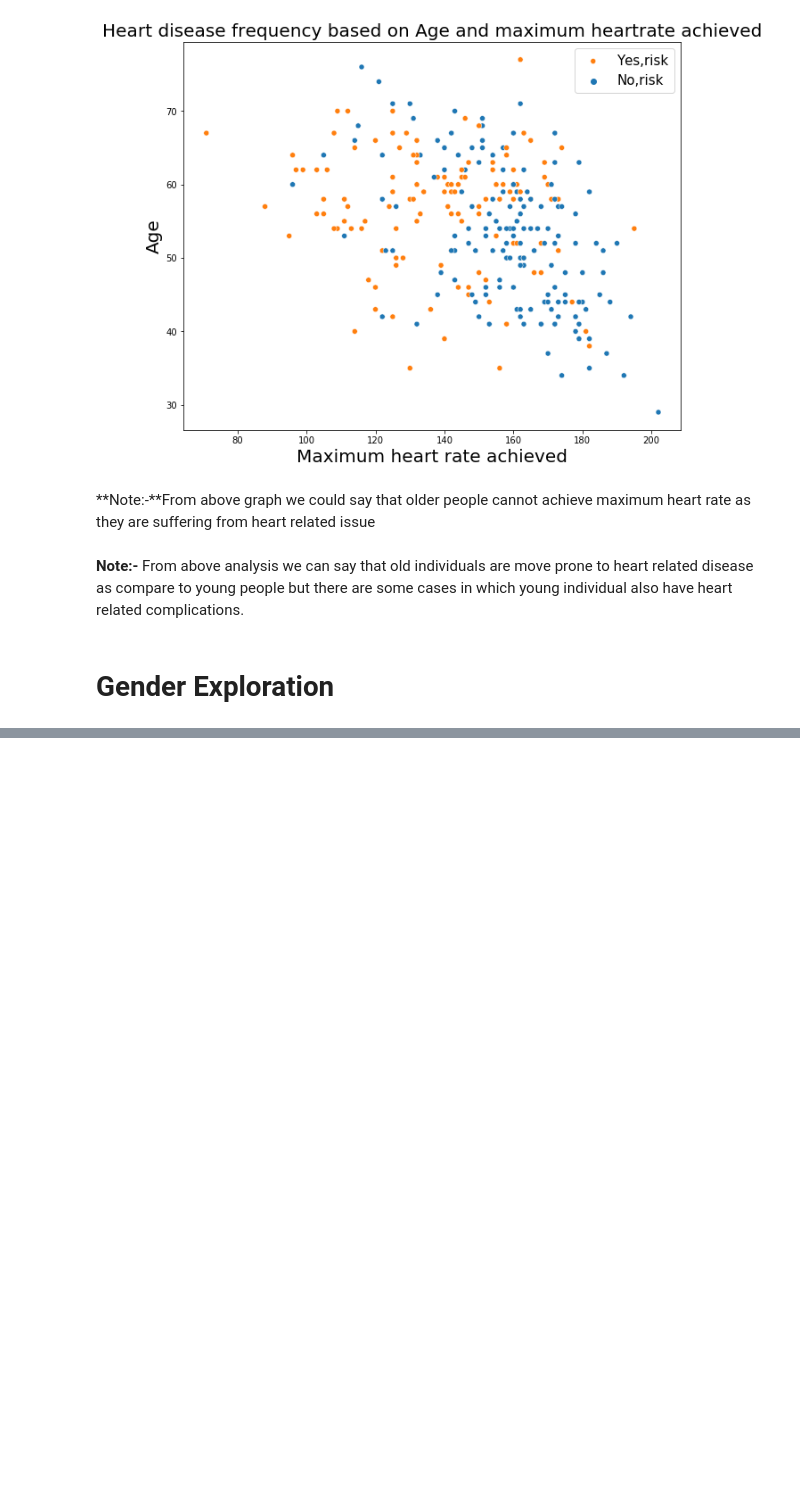
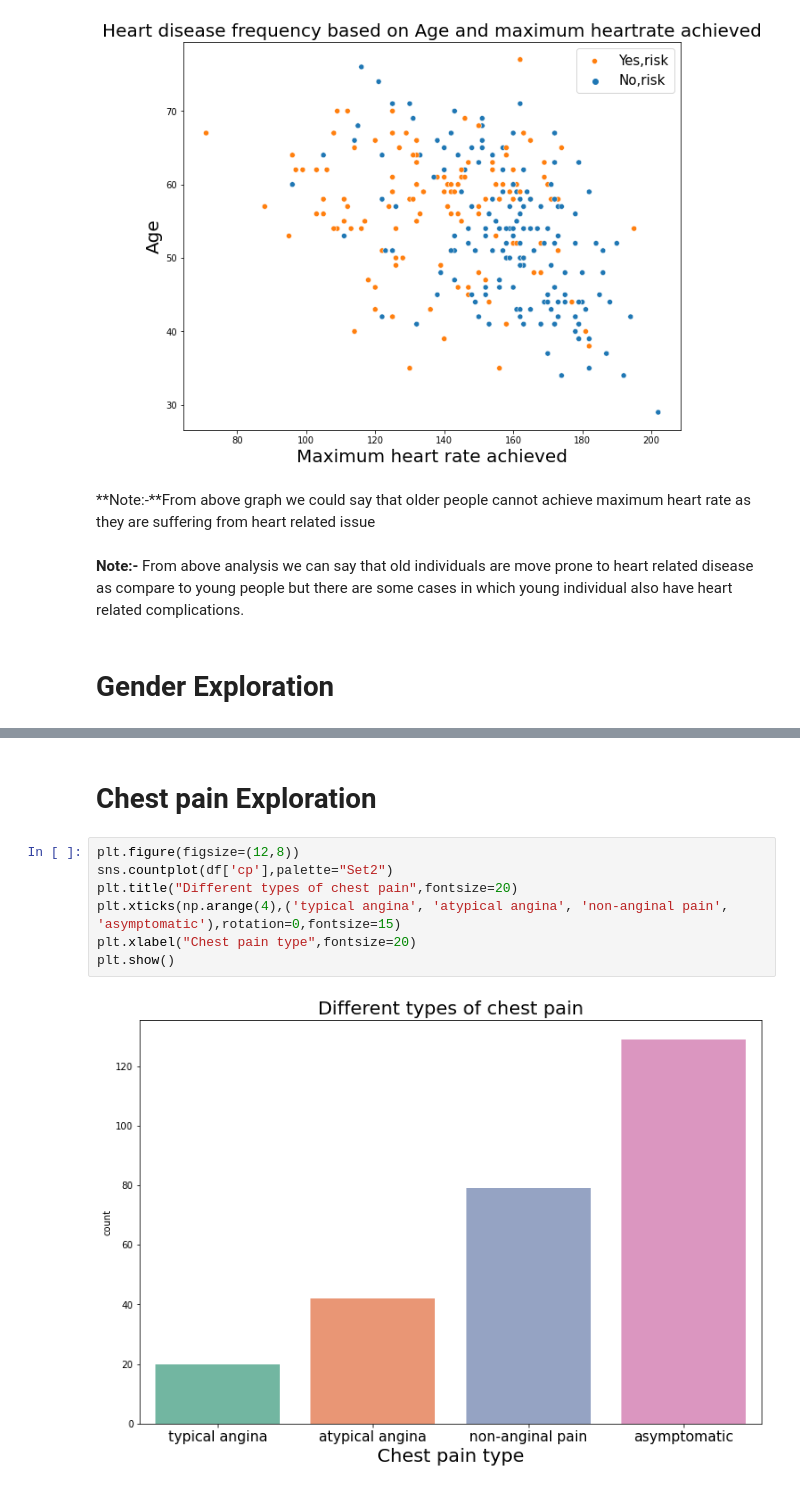
Before and after one commit to Parag18081994/Ghost, a Jupyter notebook: Python/Practise/2021/KNN/KNN_git_heart.ipynb, the cells around one changed output, grey strips where cells are left out. Drawn from its saved outputs; the diff is of its cells as text; blank space fills up the shorter version.

```diff
--- a/Python/Practise/2021/KNN/KNN_git_heart.ipynb
+++ b/Python/Practise/2021/KNN/KNN_git_heart.ipynb
@@ -248,0 +268,11 @@ Text(0.5, 0, 'Gender')
+# %% [markdown]
+# Chest pain Exploration
+# %%
+plt.figure(figsize=(12,8))
+sns.countplot(df['cp'],palette="Set2")
+plt.title("Different types of chest pain",fontsize=20)
+plt.xticks(np.arange(4),('typical angina', 'atypical angina', 'non-anginal pain', 'asymptomatic'),rotation=0,fontsize=15)
+plt.xlabel("Chest pain type",fontsize=20)
+plt.show()
+# %% [output]
+[figure, added]
```
Also changed, not shown: parts of 17 cells of this notebook.
